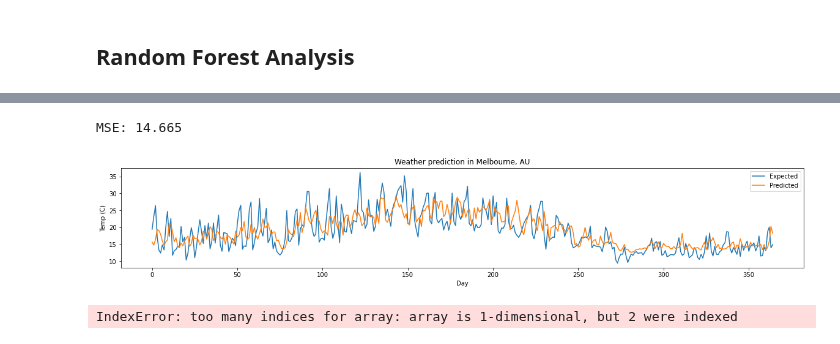
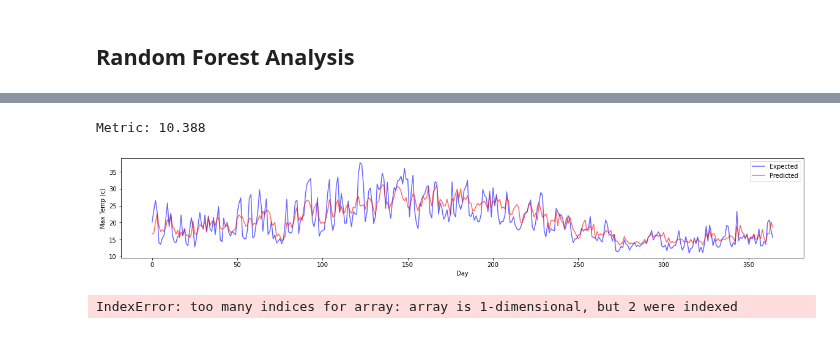
Before and after one commit to silva-nick/STATS402-Final, a Jupyter notebook: rf.ipynb, the cells around one changed output, grey strips where cells are left out. Cells and saved outputs as stored; diff of their text form; code cells hidden in the pictures.

```diff
--- a/rf.ipynb
+++ b/rf.ipynb
@@ -42,7 +42,7 @@ def train_rf(train, pred_idx, clf=False):
         model = RandomForestClassifier(criterion='gini', n_estimators=50, random_state=402)
     else:
         print("Using RFR")
-        model = RandomForestRegressor(criterion='friedman_mse', n_estimators=100, random_state=402)
+        model = RandomForestRegressor(criterion='friedman_mse', n_estimators=400, random_state=402)
     model.fit(X, y)
     return model
 
@@ -72,11 +72,15 @@ def validate_rf(data, test_size=None):
         if i % 50 == 0:
             print("===={}% done====".format(i * 100 / test_size))
 
-    MSE = mean_squared_error(test[:, pred_idx], predictions)
-    return MSE, test[:, pred_idx], predictions
+    if clf:
+        metric = accuracy_score(test[:, pred_idx], predictions)
+    else:
+        metric = mean_squared_error(test[:, pred_idx], predictions)
+
+    return metric, test[:, pred_idx], predictions
 # %%
 df_melb_cln = df_melb.drop(columns=["RainTomorrow", "RISK_MM"])
-shift_melb, shift_df = shift_ts_data(df_melb_cln, n_train_days=2, n_pred_days=1, pred_col="Temp")
+shift_melb, shift_df = shift_ts_data(df_melb_cln, n_train_days=3, n_pred_days=1, pred_col="MaxTemp")
 shift_melb = shift_melb[~np.isnan(shift_melb).any(axis=1)]
 
 MSE, y, y_hat = validate_rf(shift_melb, 365)
@@ -101,17 +97,17 @@ Using RFR
 # %%
-print('MSE: %.3f' % MSE)
+print('Metric: %.3f' % MSE)
 plt.rcParams["figure.figsize"] = (20,3)
 # plot expected vs predicted
-plt.plot(y, label='Expected')
-plt.plot(y_hat, label='Predicted')
+plt.plot(y, label='Expected', marker="", color='b', alpha=.6)
+plt.plot(y_hat, label='Predicted', marker="", color='r', alpha=.6)
 plt.legend()
 plt.xlabel("Day")
-plt.ylabel("Temp (C)")
-plt.title("Weather prediction in Melbourne, AU")
+plt.ylabel("Max Temp (c)")
+# plt.title("Weather prediction in Melbourne, AU")
 plt.show()
 # %% [output]
-MSE: 14.665
+Metric: 10.388
-[figure, old version]
+[figure, new version]
 # %%
 def show_plot(plot_data, delta, title):
     labels = ["History", "True Future", "Model Prediction"]
```
Also changed, not shown: parts of 2 cells of this notebook, 2 other files.
